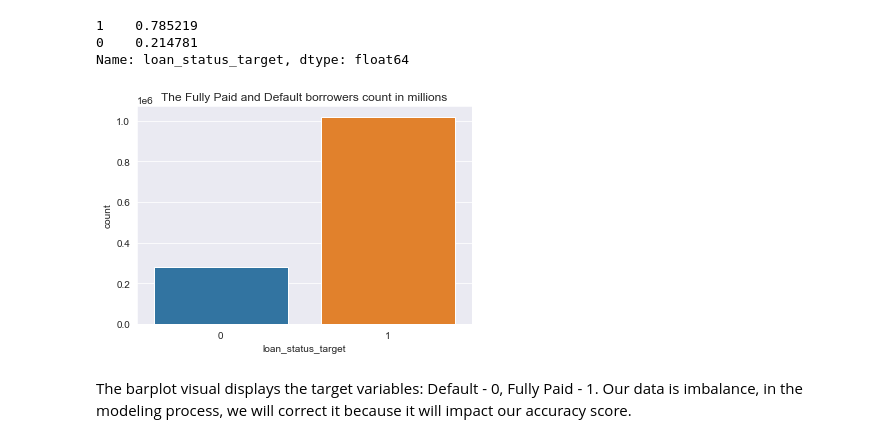
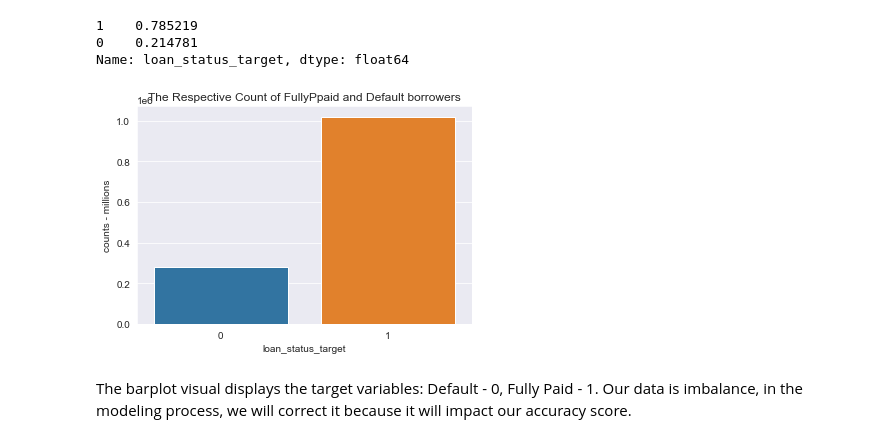
Before and after one commit to celesteshort/ml-lending-default, a Jupyter notebook: ml_loan_default.ipynb, the cells around one changed output. Drawn from its saved outputs; the diff is of its cells as text; code cells hidden in the pictures.

```diff
--- a/ml_loan_default.ipynb
+++ b/ml_loan_default.ipynb
@@ -200,11 +202,11 @@ Name: loan_status_target, dtype: float64
 # %%
 # examine the probability distribution of Fully Paid and Default
 sns.set_style('darkgrid')
 sns.countplot(data=loan2, x='loan_status_target');
-pltlt.ylabel('counts - millions')
+plt.ylabel('counts - millions')
 plt.title('The Respective Count of FullyPpaid and Default borrowers');
 # %% [output]
-[figure, old version]
+[figure, new version]
 # %% [markdown]
 The barplot visual displays the target variables: Default - 0, Fully Paid - 1.
 Our data is imbalance, in the modeling process, we will correct it because it will impact our accuracy score.
```
Also changed, not shown: parts of 32 cells of this notebook, 7 other files.
